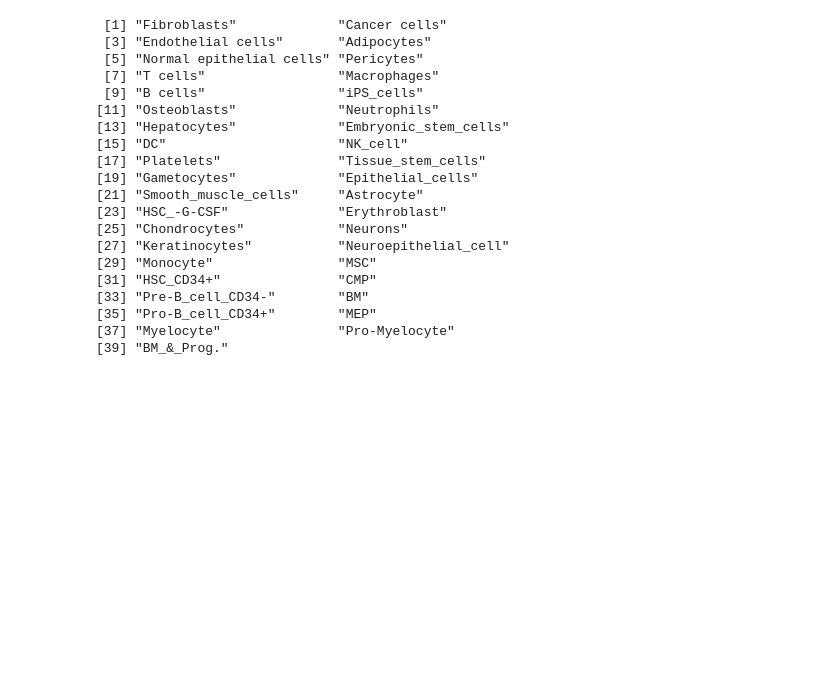
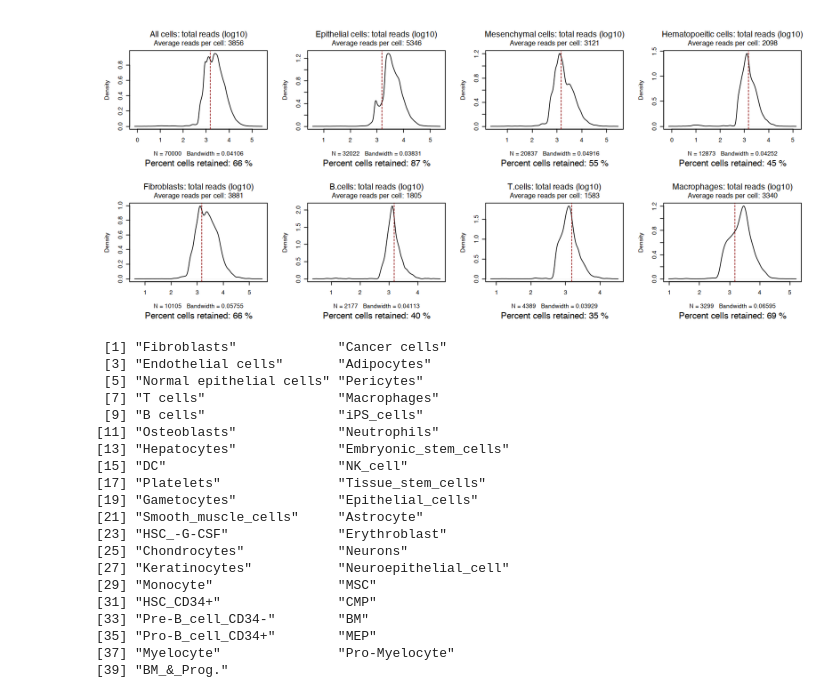
Before and after one commit to ibishara/scRNA-QC, a Jupyter notebook: 006_plots.ipynb, the cells around one changed output. Drawn from its saved outputs; the diff is of its cells as text; code cells hidden in the pictures; blank space fills up the shorter version.

```diff
--- a/006_plots.ipynb
+++ b/006_plots.ipynb
@@ -91,3 +48,101 @@ mtext(line= 0.7, adj=0.5, cex=0.8, paste('Average counts per cell:', round(mean(
+# %%
+
+options(repr.plot.width=14, repr.plot.height=6)
+
+## indexing
+# Lineage
+epi.ind <- which(meta_sub$Lineage == "Epithelial_cells")
+mes.ind <- which(meta_sub$Lineage == "Mesenchymal_cells")
+hem.ind <- which(meta_sub$Lineage == "Hematopoeitic_cells")
+
+# cell type
+tcell.ind <- which( meta_sub$hpca == "T_cells" )
+bcell.ind <- which( meta_sub$hpca == "B_cell" )
+macro.ind <- which( meta_sub$hpca == "Macrophage")
+fibro.ind <- which( meta_sub$hpca == "Fibroblasts")
+endo.ind <- which( meta_sub$hpca == "Endothelial_cells")
+bcell.ind <- which( meta_sub$hpca == "B_cell")
+
+
+
+## setting cut-offs
+## JF's cut-off for FELINE_C1: > 2000 UMI. 500 - 7000 genes
+nCount_RNA_cutoff <- 1500
+new.nCount_RNA_cutoff <- 800
+Expressed.Features_cutoff.min <- 500
+Expressed.Features_cutoff.max <- 7000
+
+
+
+all.retained <- length(which(meta_sub$nCount_RNA > nCount_RNA_cutoff)) / length(meta_sub$nCount_RNA )
+epi.retained <- length(which(meta_sub$nCount_RNA[epi.ind] > nCount_RNA_cutoff)) / length(meta_sub$nCount_RNA[epi.ind] )
+mes.retained <- length(which(meta_sub$nCount_RNA[mes.ind] > nCount_RNA_cutoff)) / length(meta_sub$nCount_RNA[mes.ind] )
+hem.retained <- length(which(meta_sub$nCount_RNA[hem.ind] > nCount_RNA_cutoff)) / length(meta_sub$nCount_RNA[hem.ind] )
+
+tcell.retained <- length(which(meta_sub$nCount_RNA[tcell.ind] > nCount_RNA_cutoff)) / length(meta_sub$nCount_RNA[tcell.ind] )
+macro.retained <- length(which(meta_sub$nCount_RNA[macro.ind] > nCount_RNA_cutoff)) / length(meta_sub$nCount_RNA[macro.ind] )
+fibro.retained <- length(which(meta_sub$nCount_RNA[fibro.ind] > nCount_RNA_cutoff)) / length(meta_sub$nCount_RNA[fibro.ind] )
+endo.retained <- length(which(meta_sub$nCount_RNA[endo.ind] > nCount_RNA_cutoff)) / length(meta_sub$nCount_RNA[endo.ind] )
+bcell.retained <- length(which(meta_sub$nCount_RNA[bcell.ind] > nCount_RNA_cutoff)) / length(meta_sub$nCount_RNA[bcell.ind] )
+
+
+# pre.retained.epi <- length(which(meta_sub$nCount_RNA[epi.ind] > nCount_RNA_cutoff))
+# post.retained.epi <- length(which(meta_sub$nCount_RNA[epi.ind] < nCount_RNA_cutoff & meta_sub$nCount_RNA[epi.ind] > new.nCount_RNA_cutoff))
+
+# pre.retained.tcell <- length(which(meta_sub$nCount_RNA[tcell.ind] > nCount_RNA_cutoff))
+# post.retained.tcell <- length(which(meta_sub$nCount_RNA[tcell.ind] < nCount_RNA_cutoff & meta_sub$nCount_RNA[tcell.ind] > new.nCount_RNA_cutoff))
+
+# pre.retained.macro <- length(which(meta_sub$nCount_RNA[macro.ind] > nCount_RNA_cutoff))
+# post.retained.macro <- length(which(meta_sub$nCount_RNA[macro.ind] < nCount_RNA_cutoff & meta_sub$nCount_RNA[macro.ind] > new.nCount_RNA_cutoff))
+
+# pre.retained.fibro <- length(which(meta_sub$nCount_RNA[fibro.ind] > nCount_RNA_cutoff))
+# post.retained.fibro <- length(which(meta_sub$nCount_RNA[fibro.ind] < nCount_RNA_cutoff & meta_sub$nCount_RNA[fibro.ind] > new.nCount_RNA_cutoff))
+## Plot number of reads and genes by Cell type. Epithelial cells are used as a reference
+
+title.size <- 1.4
+lab.size <- 1.0
+sub.size <- 1.4
+
+par(mfrow=c(2,4), mar=c(6,5,5,1))
+
+
+plot(main = "All cells: total reads (log10)", density(log10(meta_sub$nCount_RNA)), cex.main = title.size, cex.lab = lab.size, cex.sub= sub.size); abline(v=log10(nCount_RNA_cutoff), lty=2, col="darkred")
+mtext(line= -17.3, adj=0.5, cex=1, paste('Percent cells retained:', round(100*all.retained),'%' ))  # subtitle
+mtext(line= 0.7, adj=0.5, cex=0.8, paste('Average reads per cell:', round(mean(meta_sub$nCount_RNA)) ),)  # subtitle
+
+plot(main = "Epithelial cells: total reads (log10)", density(log10(meta_sub$nCount_RNA[epi.ind])), cex.main = title.size, cex.lab = lab.size, cex.sub= sub.size); abline(v=log10(nCount_RNA_cutoff), lty=2, col="darkred")
+mtext(line= -17.3, adj=0.5, cex=1, paste('Percent cells retained:', round(100*epi.retained),'%' ))  # subtitle
+mtext(line= 0.7, adj=0.5, cex=0.8, paste('Average reads per cell:', round(mean(meta_sub$nCount_RNA[epi.ind])) ),)  # subtitle
+
+plot(main = "Mesenchymal cells: total reads (log10)", density(log10(meta_sub$nCount_RNA[mes.ind])), cex.main = title.size, cex.lab = lab.size, cex.sub= sub.size); abline(v=log10(nCount_RNA_cutoff), lty=2, col="darkred")
+mtext(line= -17.3, adj=0.5, cex=1, paste('Percent cells retained:', round(100*mes.retained),'%' ))  # subtitle
+mtext(line= 0.7, adj=0.5, cex=0.8, paste('Average reads per cell:', round(mean(meta_sub$nCount_RNA[mes.ind])) ),)  # subtitle
+
+plot(main = "Hematopoeitic cells: total reads (log10)", density(log10(meta_sub$nCount_RNA[hem.ind])), cex.main = title.size, cex.lab = lab.size, cex.sub= sub.size); abline(v=log10(nCount_RNA_cutoff), lty=2, col="darkred")
+mtext(line= -17.3, adj=0.5, cex=1, paste('Percent cells retained:', round(100*hem.retained),'%' ))  # subtitle
+mtext(line= 0.7, adj=0.5, cex=0.8, paste('Average reads per cell:', round(mean(meta_sub$nCount_RNA[hem.ind])) ),)  # subtitle
+
+plot(main = "Fibroblasts: total reads (log10)", density(log10(meta_sub$nCount_RNA[fibro.ind])), cex.main = title.size, cex.lab = lab.size, cex.sub= sub.size); abline(v=log10(nCount_RNA_cutoff), lty=2, col="darkred")
+mtext(line= -17.3, adj=0.5, cex=1, paste('Percent cells retained:', round(100*fibro.retained ),'%' ))  # subtitle
+mtext(line= 0.7, adj=0.5, cex=0.8, paste('Average reads per cell:', round(mean(meta_sub$nCount_RNA[fibro.ind])) ),)  # subtitle
+
+plot(main = "B.cells: total reads (log10)", density(log10(meta_sub$nCount_RNA[bcell.ind])), cex.main = title.size, cex.lab = lab.size, cex.sub= sub.size); abline(v=log10(nCount_RNA_cutoff), lty=2, col="darkred")
+mtext(line= -17.3, adj=0.5, cex=1, paste('Percent cells retained:', round(100*bcell.retained ),'%' ))  # subtitle
+mtext(line= 0.7, adj=0.5, cex=0.8, paste('Average reads per cell:', round(mean(meta_sub$nCount_RNA[bcell.ind])) ),)  # subtitle
+
+plot(main = "T.cells: total reads (log10)", density(log10(meta_sub$nCount_RNA[tcell.ind])), cex.main = title.size, cex.lab = lab.size, cex.sub= sub.size); abline(v=log10(nCount_RNA_cutoff), lty=2, col="darkred")
+mtext(line= -17.3, adj=0.5, cex=1, paste('Percent cells retained:', round(100*tcell.retained ),'%' ))  # subtitle
+mtext(line= 0.7, adj=0.5, cex=0.8, paste('Average reads per cell:', round(mean(meta_sub$nCount_RNA[tcell.ind])) ),)  # subtitle
+
+plot(main = "Macrophages: total reads (log10)", density(log10(meta_sub$nCount_RNA[macro.ind])), cex.main = title.size, cex.lab = lab.size, cex.sub= sub.size); abline(v=log10(nCount_RNA_cutoff), lty=2, col="darkred")
+mtext(line= -17.3, adj=0.5, cex=1, paste('Percent cells retained:', round(100*macro.retained ),'%' ),)  # subtitle
+mtext(line= 0.7, adj=0.5, cex=0.8, paste('Average reads per cell:', round(mean(meta_sub$nCount_RNA[macro.ind])) ),)  # subtitle
+
+
+
+## Add mean annotations
+# %% [output]
+[figure, added]
 # %%
 unique(meta_sub[["HQ_LQ_annotation"]])
 unique(meta_sub[ mes.ind,]$HQ_LQ_annotation )
```
Also changed, not shown: parts of 5 cells of this notebook, 1 other file.
